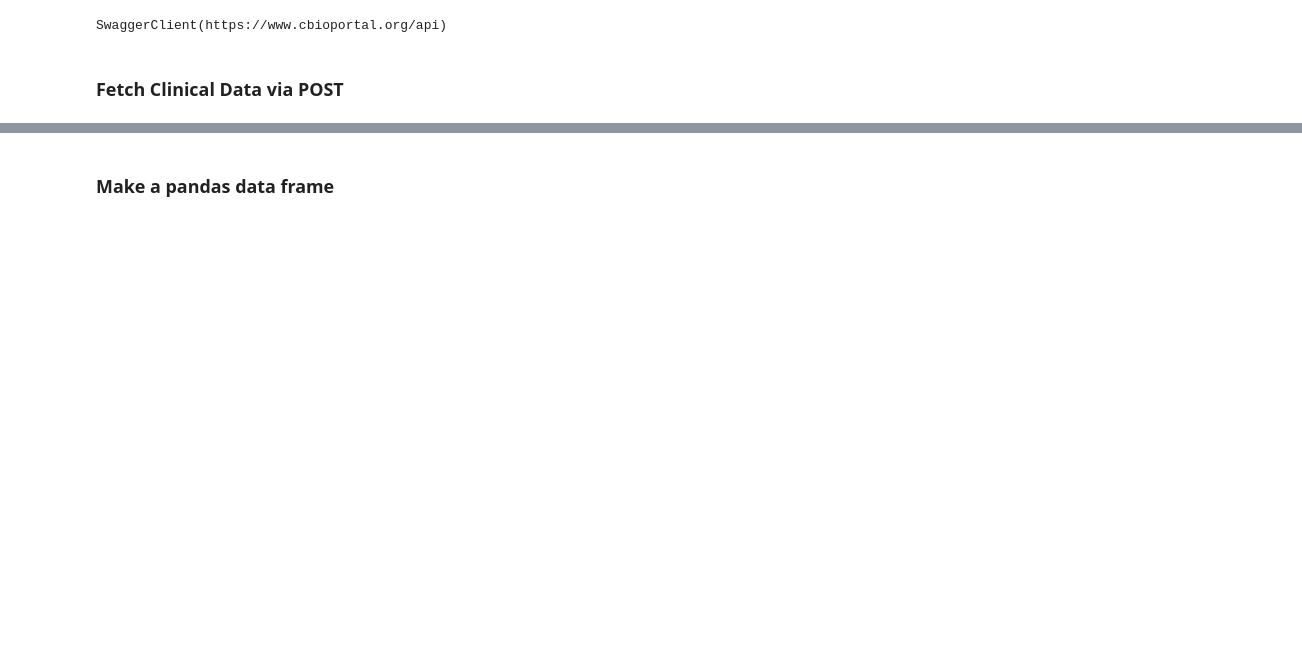
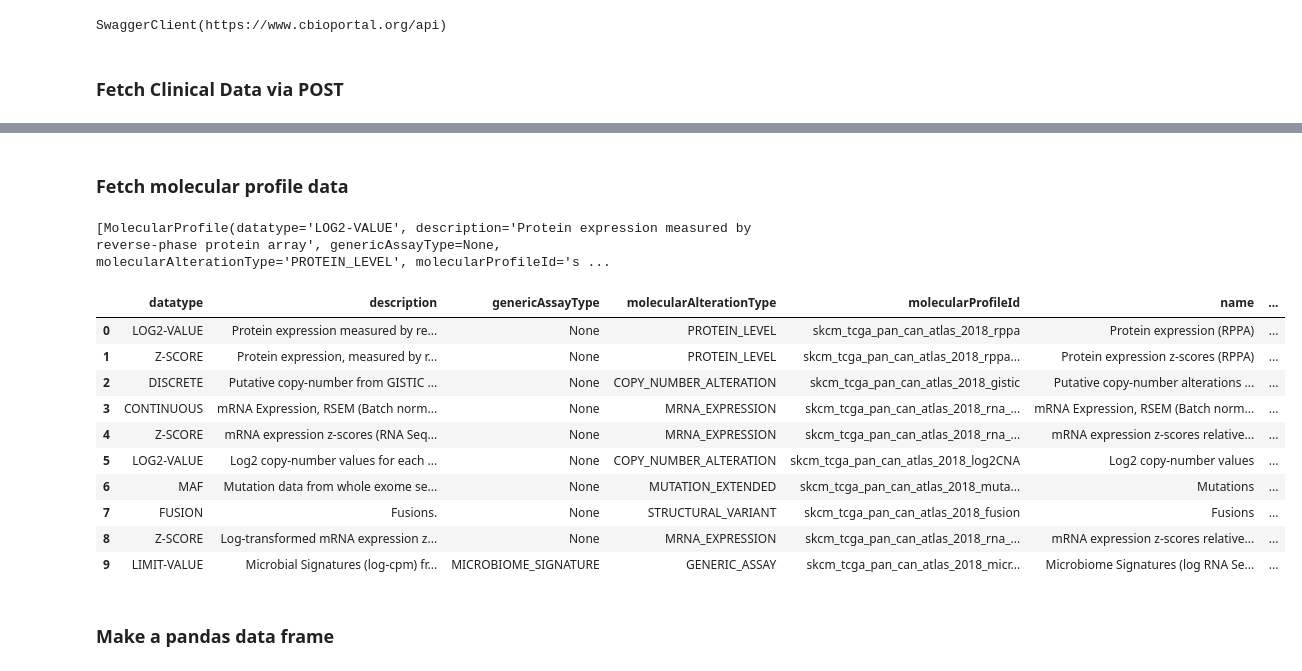
Before and after one commit to doori/workbench, a Jupyter notebook: python/intro/survival.ipynb, the cells around one changed output, grey strips where cells are left out. Cells and saved outputs as stored; diff of their text form; code cells hidden in the pictures; blank space fills up the shorter version.

```diff
--- a/python/intro/survival.ipynb
+++ b/python/intro/survival.ipynb
@@ -19,3 +18,40 @@ clinical_data = cbioportal.Clinical_Data.fetchClinicalDataUsingPOST(
+# %% [markdown]
+### Fetch molecular profile data
+# %%
+request_json = {"studyIds":["skcm_tcga_pan_can_atlas_2018"]}
+
+#molecular_profiles = cbioportal.Mutations.getMutationsInMolecularProfileBySampleListIdUsingGET(
+#)
+
+
+#molecular_profiles = cbioportal.Molecular_Profiles.fetchMolecularProfilesUsingPOST(
+#    molecularProfileFilter=request_json).result()
+
+#print(molecular_profiles)
+# %% [output]
+[MolecularProfile(datatype='LOG2-VALUE', description='Protein expression measured by reverse-phase protein array', genericAssayType=None, molecularAlterationType='PROTEIN_LEVEL', molecularProfileId='s ...
+# %%
+import pandas as pd
+
+mdf = pd.DataFrame.from_dict([
+    dict(
+        {k:getattr(m,k) for k in m})
+    for m in molecular_profiles
+])
+# %%
+mdf
+# %% [output]
+|  | datatype | description | genericAssayType | molecularAlterationType | molecularProfileId | name | ... |
+| 0 | LOG2-VALUE | Protein expression measured by re... | None | PROTEIN_LEVEL | skcm_tcga_pan_can_atlas_2018_rppa | Protein expression (RPPA) | ... |
+| 1 | Z-SCORE | Protein expression, measured by r... | None | PROTEIN_LEVEL | skcm_tcga_pan_can_atlas_2018_rppa... | Protein expression z-scores (RPPA) | ... |
+| 2 | DISCRETE | Putative copy-number from GISTIC ... | None | COPY_NUMBER_ALTERATION | skcm_tcga_pan_can_atlas_2018_gistic | Putative copy-number alterations ... | ... |
+| 3 | CONTINUOUS | mRNA Expression, RSEM (Batch norm... | None | MRNA_EXPRESSION | skcm_tcga_pan_can_atlas_2018_rna_... | mRNA Expression, RSEM (Batch norm... | ... |
+| 4 | Z-SCORE | mRNA expression z-scores (RNA Seq... | None | MRNA_EXPRESSION | skcm_tcga_pan_can_atlas_2018_rna_... | mRNA expression z-scores relative... | ... |
+| 5 | LOG2-VALUE | Log2 copy-number values for each ... | None | COPY_NUMBER_ALTERATION | skcm_tcga_pan_can_atlas_2018_log2CNA | Log2 copy-number values | ... |
+| 6 | MAF | Mutation data from whole exome se... | None | MUTATION_EXTENDED | skcm_tcga_pan_can_atlas_2018_muta... | Mutations | ... |
+| 7 | FUSION | Fusions. | None | STRUCTURAL_VARIANT | skcm_tcga_pan_can_atlas_2018_fusion | Fusions | ... |
+| 8 | Z-SCORE | Log-transformed mRNA expression z... | None | MRNA_EXPRESSION | skcm_tcga_pan_can_atlas_2018_rna_... | mRNA expression z-scores relative... | ... |
+| 9 | LIMIT-VALUE | Microbial Signatures (log-cpm) fr... | MICROBIOME_SIGNATURE | GENERIC_ASSAY | skcm_tcga_pan_can_atlas_2018_micr... | Microbiome Signatures (log RNA Se... | ... |
 # %% [markdown]
 ### Make a pandas data frame
 # %%
```
Also changed, not shown: parts of 8 cells of this notebook.
